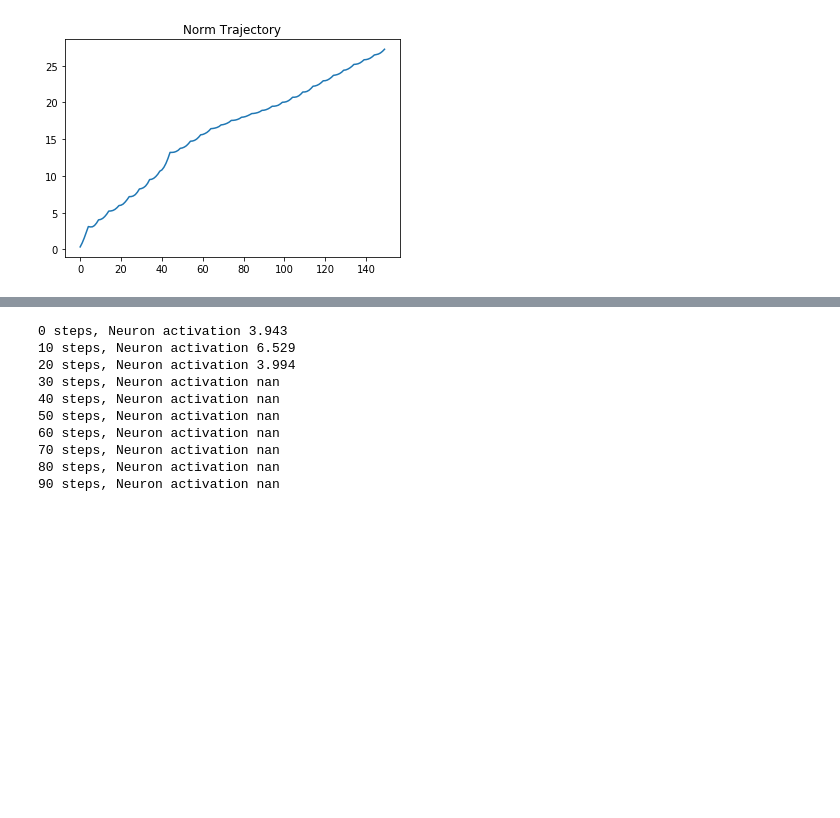
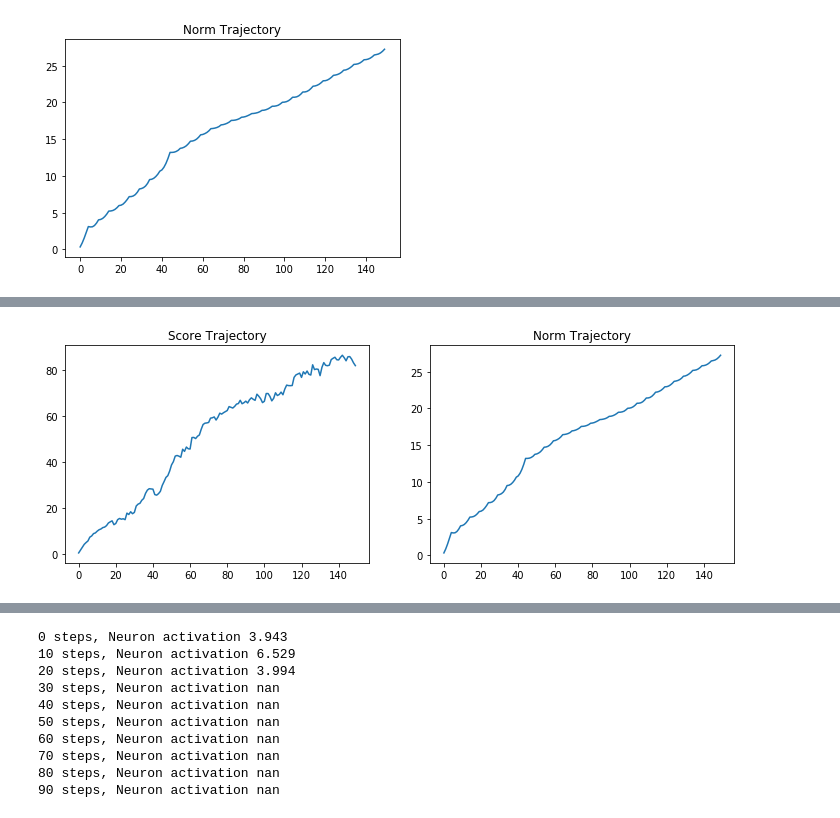
Before and after one commit to Animadversio/Activation-Maximization-for-Visual-System, a Jupyter notebook: Feature_Visualization_Demo.ipynb, the cells around one changed output, grey strips where cells are left out. Cells and saved outputs as stored; diff of their text form; code cells hidden in the pictures; blank space fills up the shorter version.

```diff
--- a/Feature_Visualization_Demo.ipynb
+++ b/Feature_Visualization_Demo.ipynb
@@ -689,0 +687,11 @@ plt.show()
+# %%
+plt.figure(figsize=[12,4])
+plt.subplot(1,2,1)
+plt.plot(np.arange(len(score)), score)
+plt.title("Score Trajectory")
+plt.subplot(1,2,2)
+plt.plot(np.arange(len(score)), feat_norm)
+plt.title("Norm Trajectory")
+plt.show()
+# %% [output]
+[figure, added]
```
Also changed, not shown: parts of 3 cells of this notebook, 3 other files.
